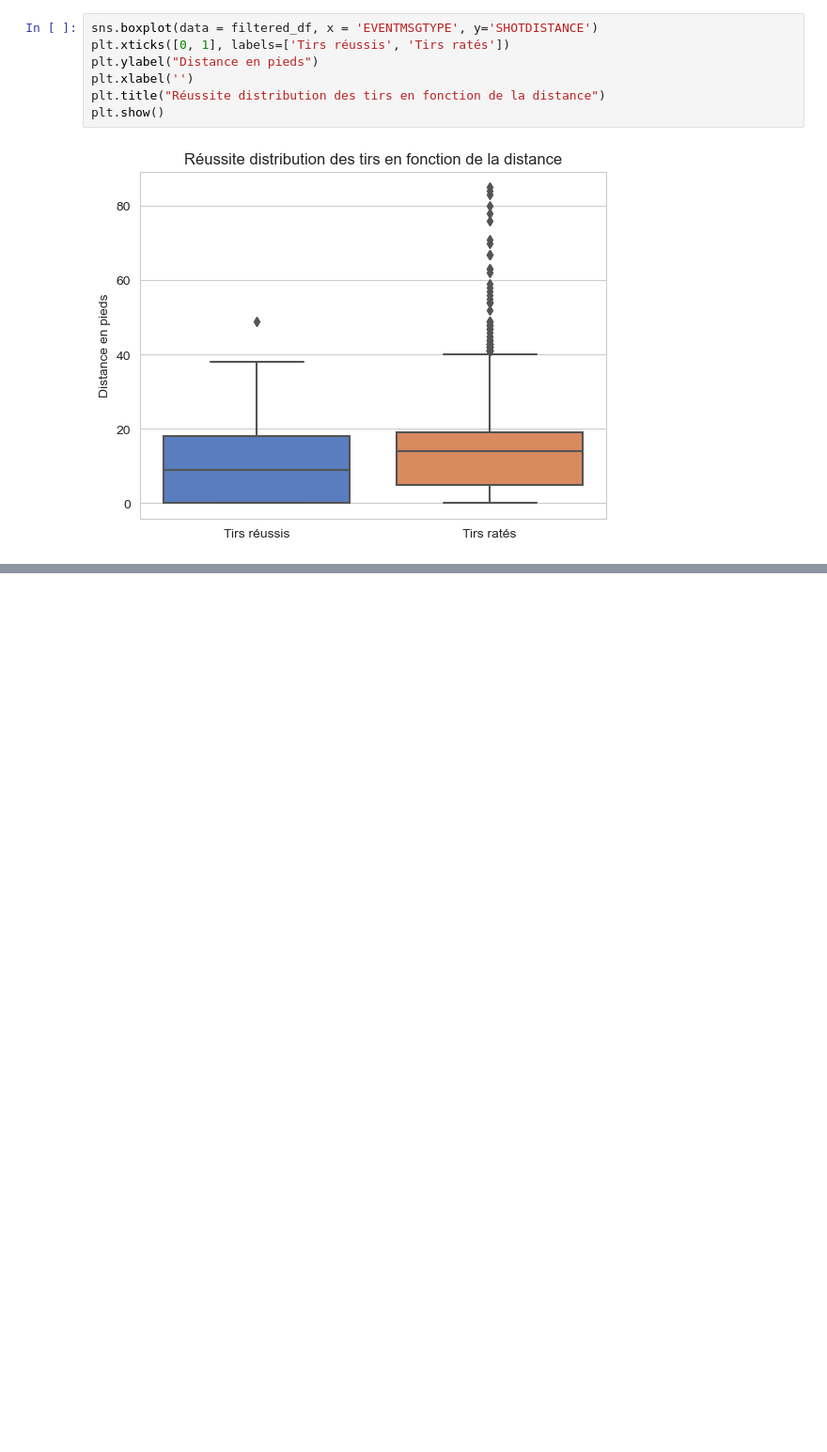
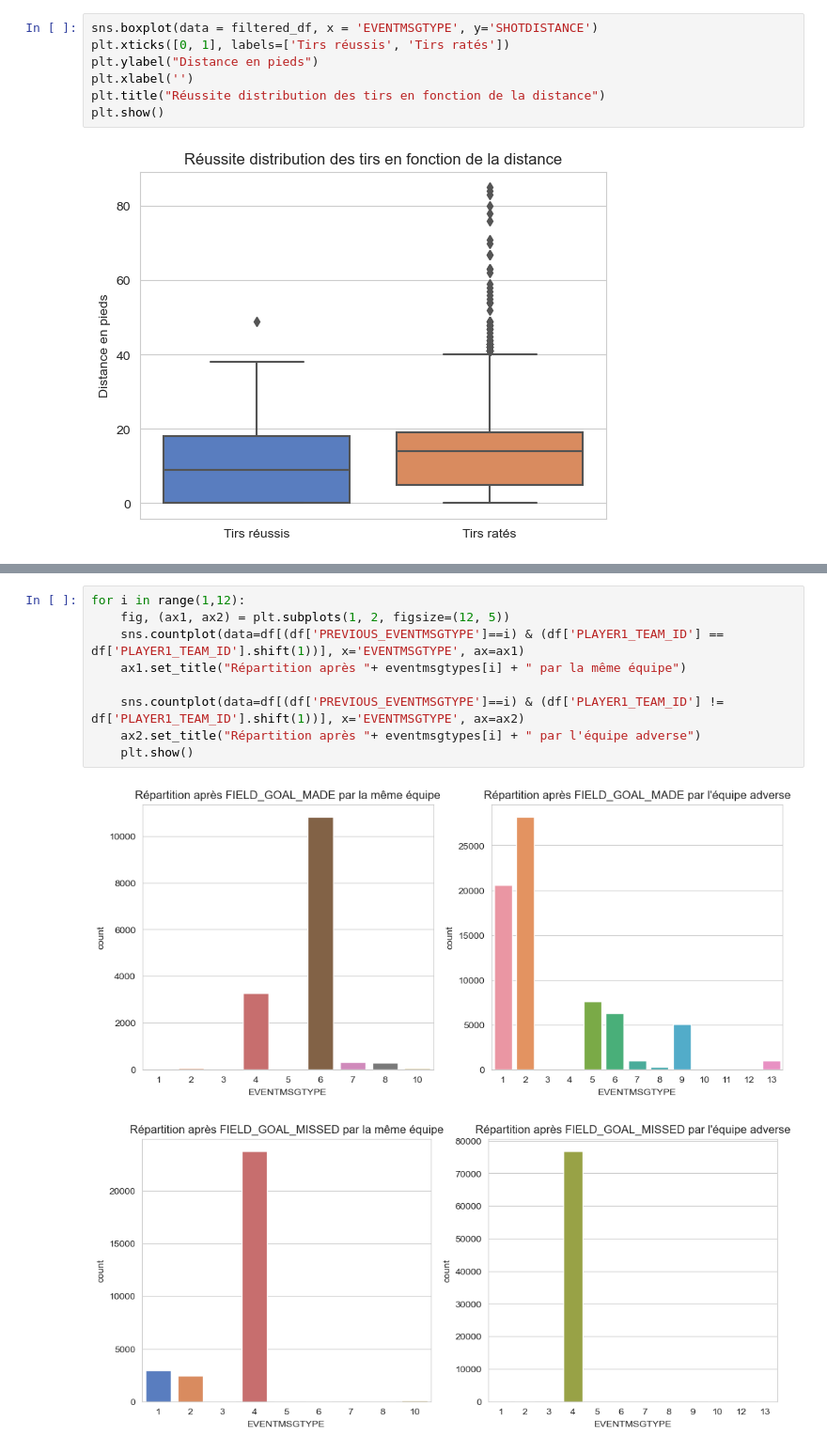
Before and after one commit to DataScientest-Studio/fev24_cds_nba1, a Jupyter notebook: notebooks/1.0-sarah-data-exploration.ipynb, the cells around one changed output, grey strips where cells are left out. Shown at 94% size. Saved outputs shown, nothing was run; the diff lists cells and outputs as text; blank space fills up the shorter version.

```diff
--- a/notebooks/1.0-sarah-data-exploration.ipynb
+++ b/notebooks/1.0-sarah-data-exploration.ipynb
@@ -695,0 +760,12 @@ plt.show()
+# %%
+for i in range(1,12):
+    fig, (ax1, ax2) = plt.subplots(1, 2, figsize=(12, 5))
+    sns.countplot(data=df[(df['PREVIOUS_EVENTMSGTYPE']==i) & (df['PLAYER1_TEAM_ID'] == df['PLAYER1_TEAM_ID'].shift(1))], x='EVENTMSGTYPE', ax=ax1)
+    ax1.set_title("Répartition après "+ eventmsgtypes[i] + " par la même équipe")
+
+    sns.countplot(data=df[(df['PREVIOUS_EVENTMSGTYPE']==i) & (df['PLAYER1_TEAM_ID'] != df['PLAYER1_TEAM_ID'].shift(1))], x='EVENTMSGTYPE', ax=ax2)
+    ax2.set_title("Répartition après "+ eventmsgtypes[i] + " par l'équipe adverse")
+    plt.show()
+# %% [output]
+[figure, added]
+[figure, added]
```
Also changed, not shown: parts of 6 cells of this notebook, 5 other files.
